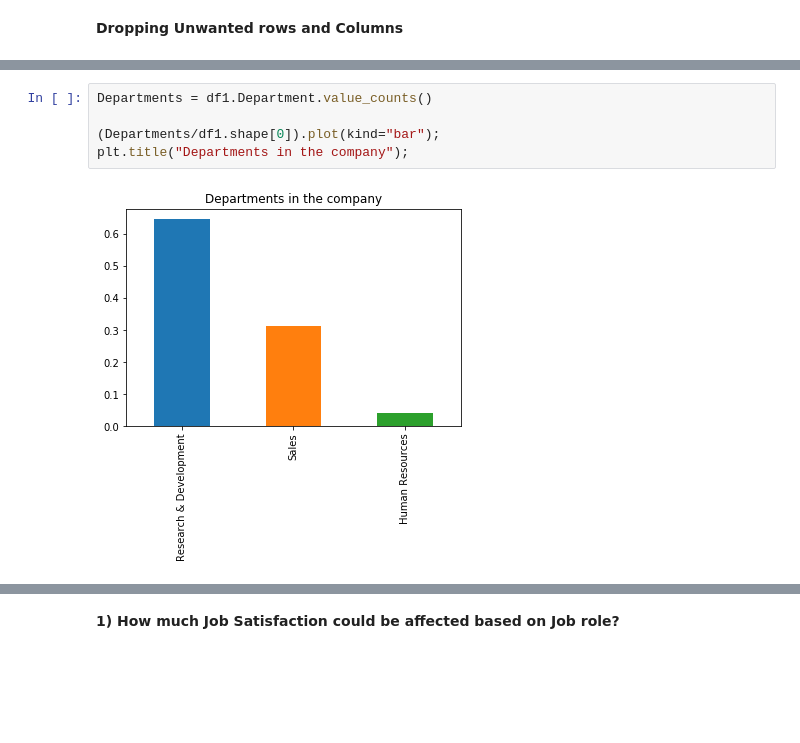
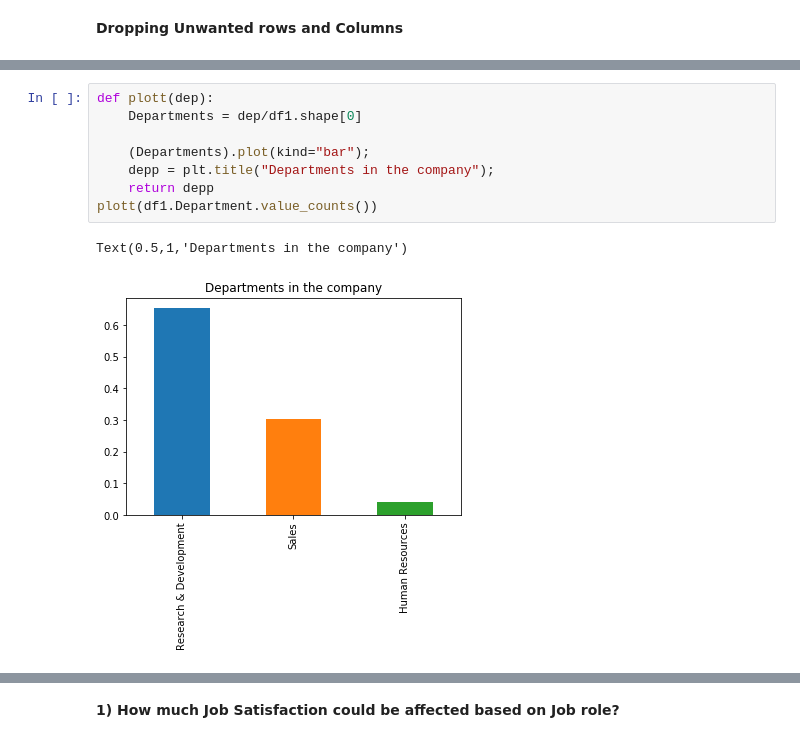
Before and after one commit to esridhar126/write-a-blog-p1, a Jupyter notebook: HR analytics_blog_work.ipynb, the cells around one changed output, grey strips where cells are left out. Cells and saved outputs as stored; diff of their text form; blank space fills up the shorter version.

```diff
--- a/HR analytics_blog_work.ipynb
+++ b/HR analytics_blog_work.ipynb
@@ -180,7 +184,11 @@ df1.head()
 # %%
-Departments = df1.Department.value_counts()
+def plott(dep):
+    Departments = dep/df1.shape[0]
 
-(Departments/df1.shape[0]).plot(kind="bar");
-plt.title("Departments in the company");
+    (Departments).plot(kind="bar");
+    depp = plt.title("Departments in the company");
+    return depp
+plott(df1.Department.value_counts())
 # %% [output]
+Text(0.5,1,'Departments in the company')
-[figure, old version]
+[figure, new version]
```
Also changed, not shown: parts of 20 cells of this notebook.
